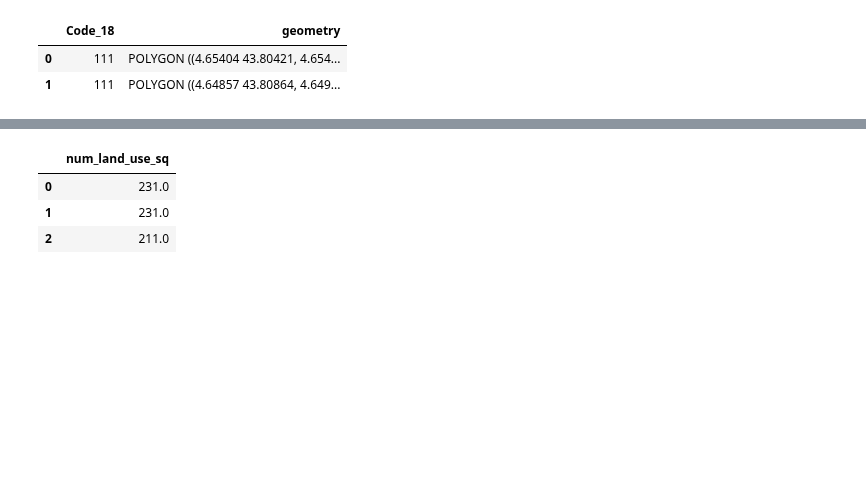
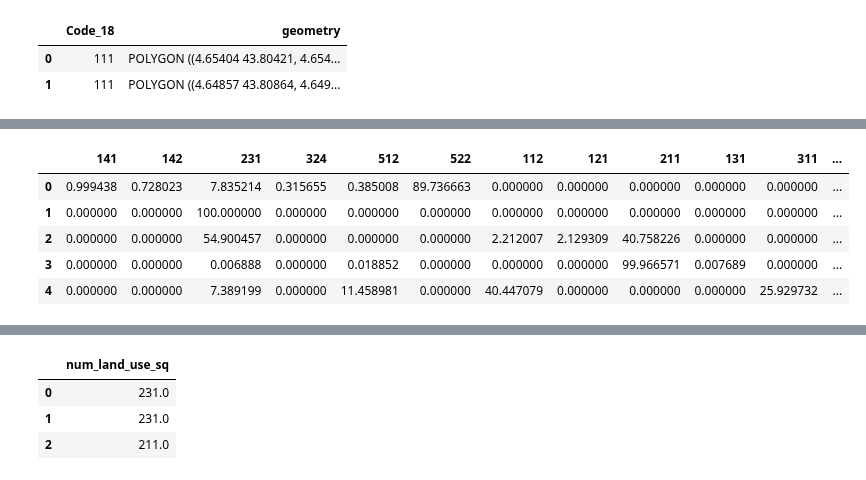
Before and after one commit to marinasie/bird-sighting-validation, a Jupyter notebook: simon/feature_generation/land_use_clc.ipynb, the cells around one changed output, grey strips where cells are left out. Drawn from its saved outputs; the diff is of its cells as text; code cells hidden in the pictures; blank space fills up the shorter version.

```diff
--- a/simon/feature_generation/land_use_clc.ipynb
+++ b/simon/feature_generation/land_use_clc.ipynb
@@ -95,0 +279,9 @@ common_land_use_df = pd.DataFrame({'Code_18_sq': common_land_use.values}, index=
+# %%
+results_df.head(2)
+# %% [output]
+|  | 141 | 142 | 231 | 324 | 512 | 522 | 112 | 121 | 211 | 131 | 311 | ... |
+| 0 | 0.999438 | 0.728023 | 7.835214 | 0.315655 | 0.385008 | 89.736663 | 0.000000 | 0.000000 | 0.000000 | 0.000000 | 0.000000 | ... |
+| 1 | 0.000000 | 0.000000 | 100.000000 | 0.000000 | 0.000000 | 0.000000 | 0.000000 | 0.000000 | 0.000000 | 0.000000 | 0.000000 | ... |
+| 2 | 0.000000 | 0.000000 | 54.900457 | 0.000000 | 0.000000 | 0.000000 | 2.212007 | 2.129309 | 40.758226 | 0.000000 | 0.000000 | ... |
+| 3 | 0.000000 | 0.000000 | 0.006888 | 0.000000 | 0.018852 | 0.000000 | 0.000000 | 0.000000 | 99.966571 | 0.007689 | 0.000000 | ... |
+| 4 | 0.000000 | 0.000000 | 7.389199 | 0.000000 | 11.458981 | 0.000000 | 40.447079 | 0.000000 | 0.000000 | 0.000000 | 25.929732 | ... |
```
Also changed, not shown: parts of 34 cells of this notebook.
